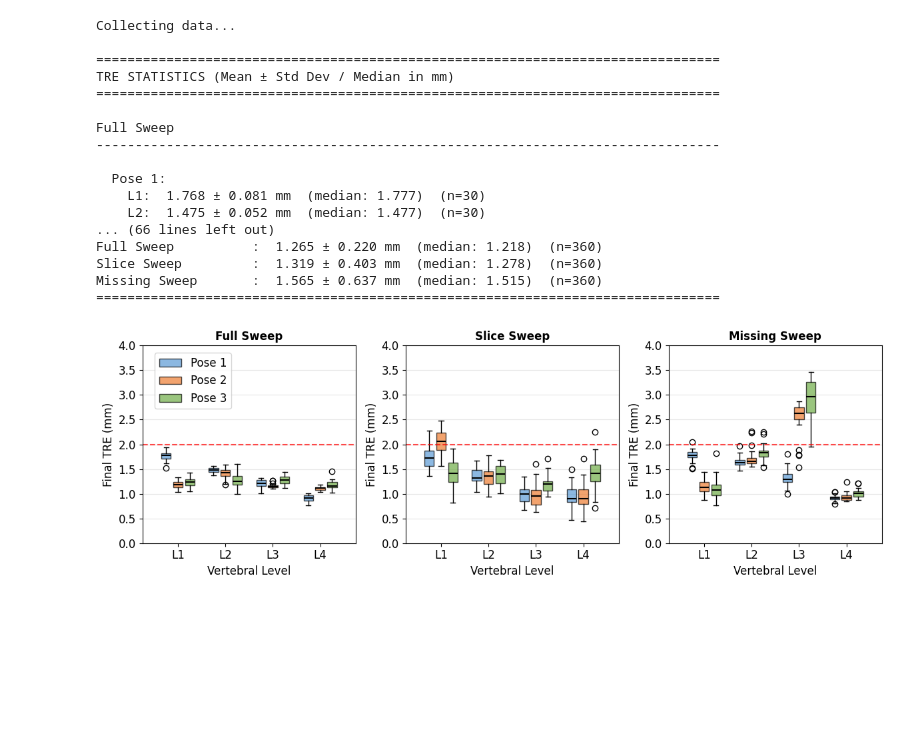
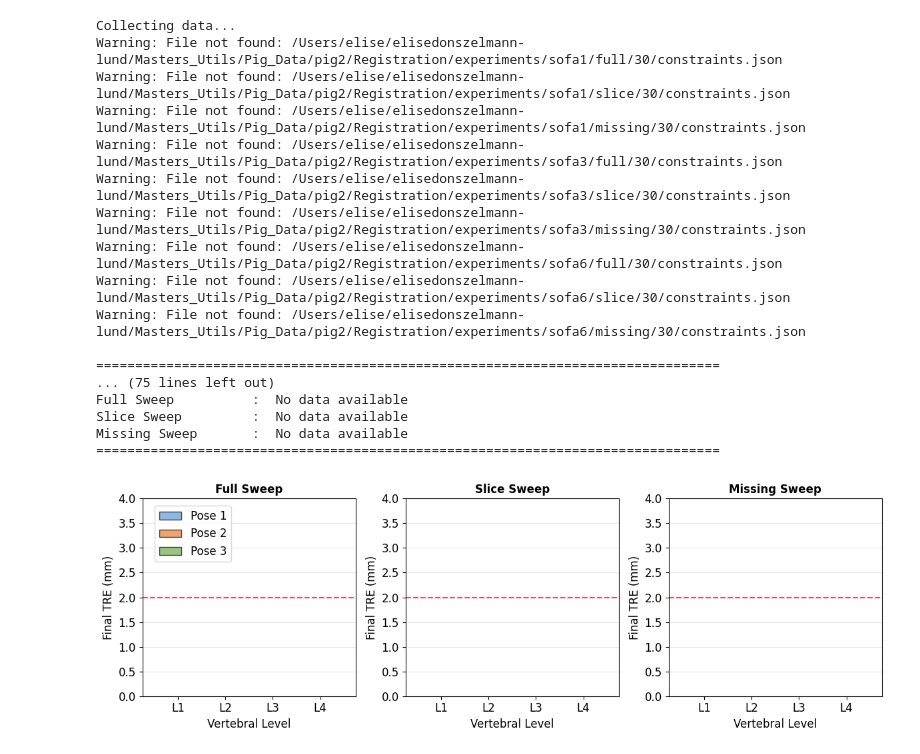
Before and after one commit to elisedl1/US-CT_Registration, a Jupyter notebook: extra/experiment_plot_all.ipynb, the cells around one changed output. Cells and saved outputs as stored; diff of their text form; code cells hidden in the pictures; blank space fills up the shorter version.

```diff
--- a/extra/experiment_plot_all.ipynb
+++ b/extra/experiment_plot_all.ipynb
@@ -225,48 +225,48 @@ def main():
     # Create figure with 1x3 subplots
     fig, axes = plt.subplots(1, 3, figsize=(12, 4))
 
     # Plot each condition with normal initialization
     boxes1 = create_boxplot(axes[0], data['full_normal'],
                            'Full Sweep', vertebrae)
     boxes2 = create_boxplot(axes[1], data['slice_normal'],
                            'Slice Sweep', vertebrae)
     boxes3 = create_boxplot(axes[2], data['missing_normal'],
                            'Missing Sweep', vertebrae)
 
     # Add legend
-    pose_labels = ['Pose 1', 'Pose 2', 'Pose 3']
+    pose_labels = ['Pose 1', 'Pose 2', 'Pose 3', 'Pose 4']
     colors = ['#5B9BD5', '#ED7D31', '#70AD47']
     legend_elements = [plt.Rectangle((0,0),1,1, facecolor=colors[i], alpha=0.7,
                                     edgecolor='black', label=pose_labels[i])
                       for i in range(3)]
 
     fig.legend(handles=legend_elements, loc='upper right',
               bbox_to_anchor=(0.18, 0.9), frameon=True, fontsize=12)
 
     plt.tight_layout()
     plt.show()
 
 if __name__ == "__main__":
     main()
 # %% [output]
 Collecting data...
+Warning: File not found: /Users/elise/elisedonszelmann-lund/Masters_Utils/Pig_Data/pig2/Registration/experiments/sofa1/full/30/constraints.json
+Warning: File not found: /Users/elise/elisedonszelmann-lund/Masters_Utils/Pig_Data/pig2/Registration/experiments/sofa1/slice/30/constraints.json
+Warning: File not found: /Users/elise/elisedonszelmann-lund/Masters_Utils/Pig_Data/pig2/Registration/experiments/sofa1/missing/30/constraints.json
+Warning: File not found: /Users/elise/elisedonszelmann-lund/Masters_Utils/Pig_Data/pig2/Registration/experiments/sofa3/full/30/constraints.json
+Warning: File not found: /Users/elise/elisedonszelmann-lund/Masters_Utils/Pig_Data/pig2/Registration/experiments/sofa3/slice/30/constraints.json
+Warning: File not found: /Users/elise/elisedonszelmann-lund/Masters_Utils/Pig_Data/pig2/Registration/experiments/sofa3/missing/30/constraints.json
+Warning: File not found: /Users/elise/elisedonszelmann-lund/Masters_Utils/Pig_Data/pig2/Registration/experiments/sofa6/full/30/constraints.json
+Warning: File not found: /Users/elise/elisedonszelmann-lund/Masters_Utils/Pig_Data/pig2/Registration/experiments/sofa6/slice/30/constraints.json
+Warning: File not found: /Users/elise/elisedonszelmann-lund/Masters_Utils/Pig_Data/pig2/Registration/experiments/sofa6/missing/30/constraints.json
 
 ================================================================================
-TRE STATISTICS (Mean ± Std Dev / Median in mm)
+... (75 lines left out)
+Full Sweep          :  No data available
+Slice Sweep         :  No data available
+Missing Sweep       :  No data available
 ================================================================================
-
-Full Sweep
---------------------------------------------------------------------------------
-
-  Pose 1:
-    L1:  1.768 ± 0.081 mm  (median: 1.777)  (n=30)
-    L2:  1.475 ± 0.052 mm  (median: 1.477)  (n=30)
-... (66 lines left out)
-Full Sweep          :  1.265 ± 0.220 mm  (median: 1.218)  (n=360)
-Slice Sweep         :  1.319 ± 0.403 mm  (median: 1.278)  (n=360)
-Missing Sweep       :  1.565 ± 0.637 mm  (median: 1.515)  (n=360)
-================================================================================
-[figure, old version]
+[figure, new version]
 # %%
 import matplotlib.pyplot as plt
 import numpy as np
```
Also changed, not shown: parts of 6 cells of this notebook, 2 other files.
